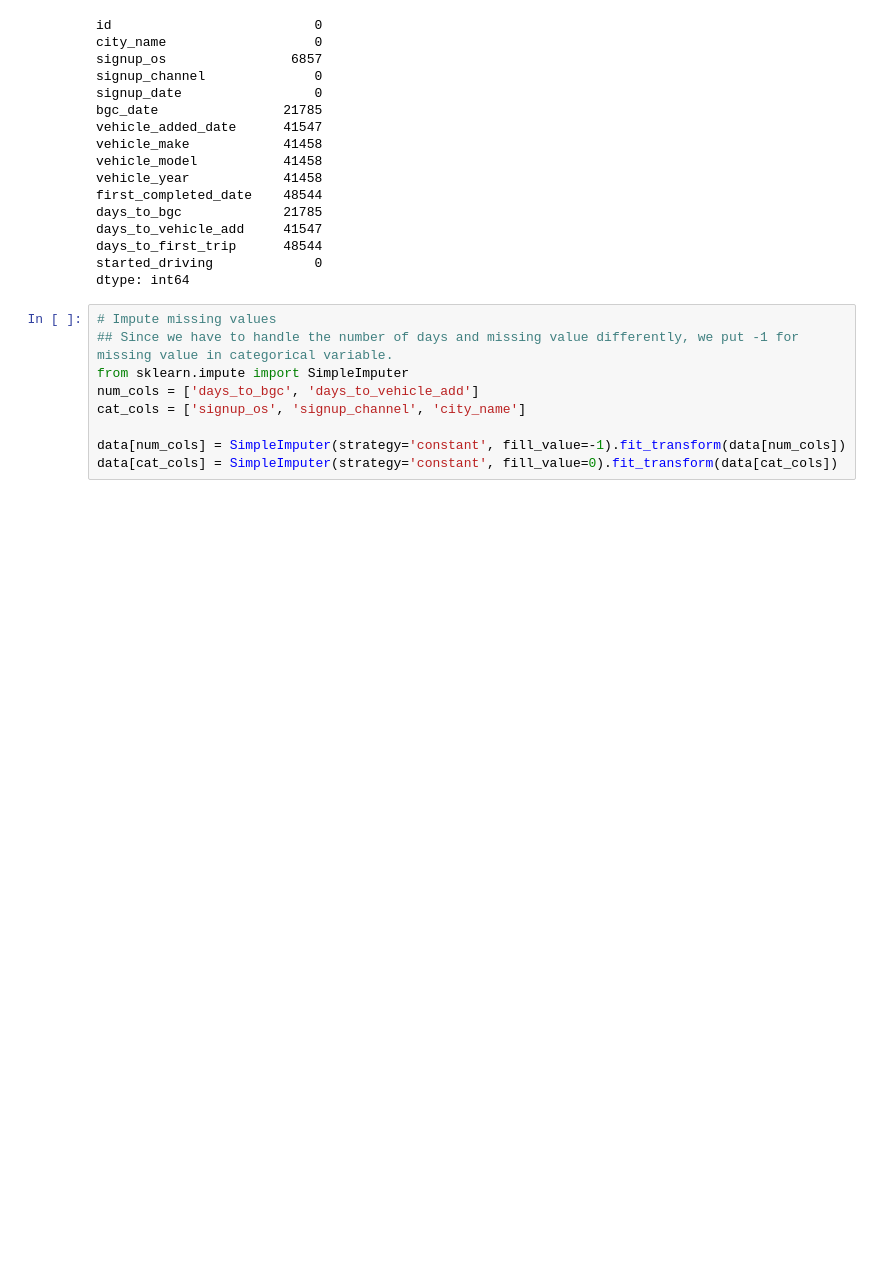
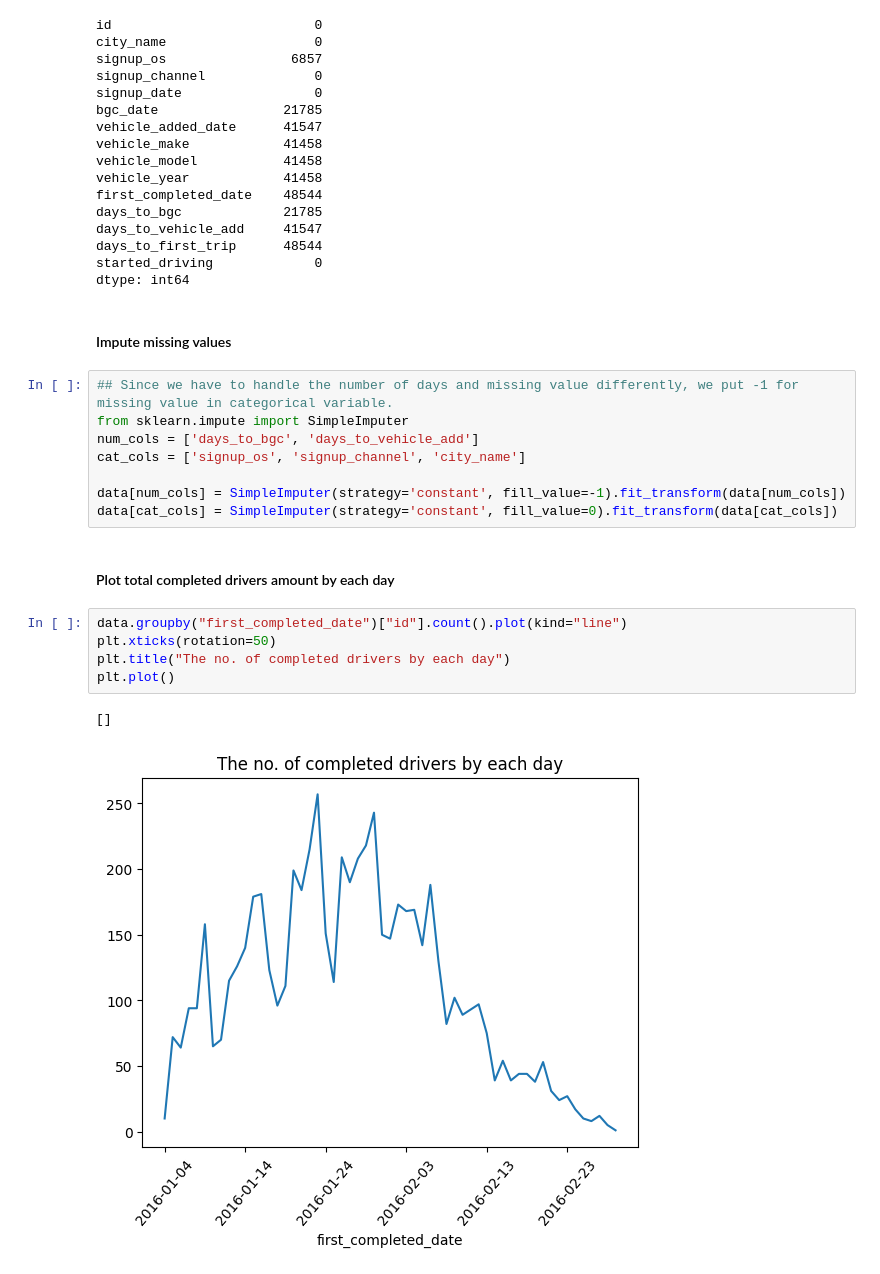
Before and after one commit to 0514kento/UCI-Datathon-2025, a Jupyter notebook: StrataScratch 2025.ipynb, the cells around one changed output. Cells and saved outputs as stored; diff of their text form; blank space fills up the shorter version.

```diff
--- a/StrataScratch 2025.ipynb
+++ b/StrataScratch 2025.ipynb
@@ -59,8 +59,9 @@ days_to_vehicle_add     41547
 days_to_first_trip      48544
 started_driving             0
 dtype: int64
+# %% [markdown]
+#### Impute missing values
 # %%
-# Impute missing values
 ## Since we have to handle the number of days and missing value differently, we put -1 for missing value in categorical variable.
 from sklearn.impute import SimpleImputer
 num_cols = ['days_to_bgc', 'days_to_vehicle_add']
@@ -68,3 +69,13 @@ cat_cols = ['signup_os', 'signup_channel', 'city_name']
 
 data[num_cols] = SimpleImputer(strategy='constant', fill_value=-1).fit_transform(data[num_cols])
 data[cat_cols] = SimpleImputer(strategy='constant', fill_value=0).fit_transform(data[cat_cols])
+# %% [markdown]
+#### Plot total completed drivers amount by each day
+# %%
+data.groupby("first_completed_date")["id"].count().plot(kind="line")
+plt.xticks(rotation=50)
+plt.title("The no. of completed drivers by each day")
+plt.plot()
+# %% [output]
+[]
+[figure, added]
```
Also changed, not shown: parts of 28 cells of this notebook.
